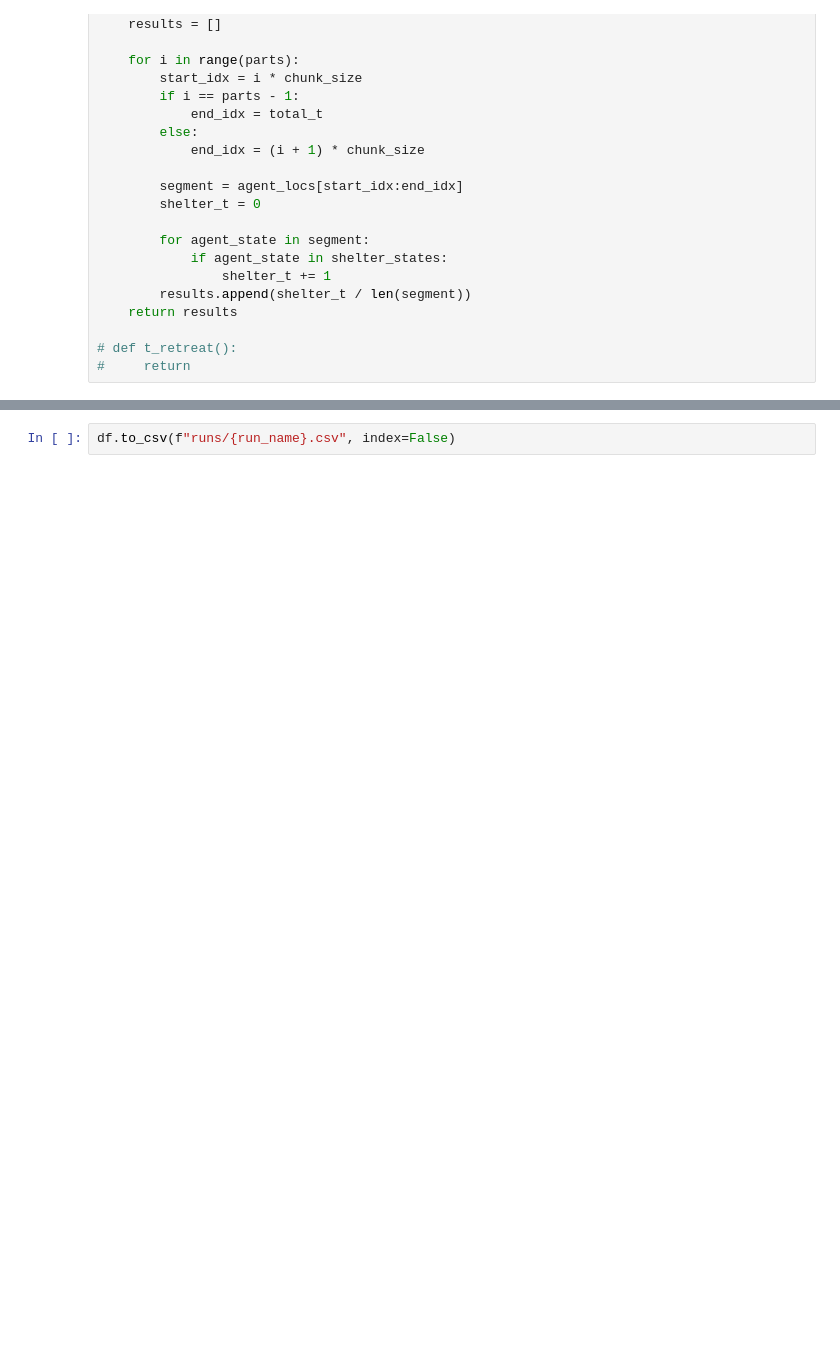
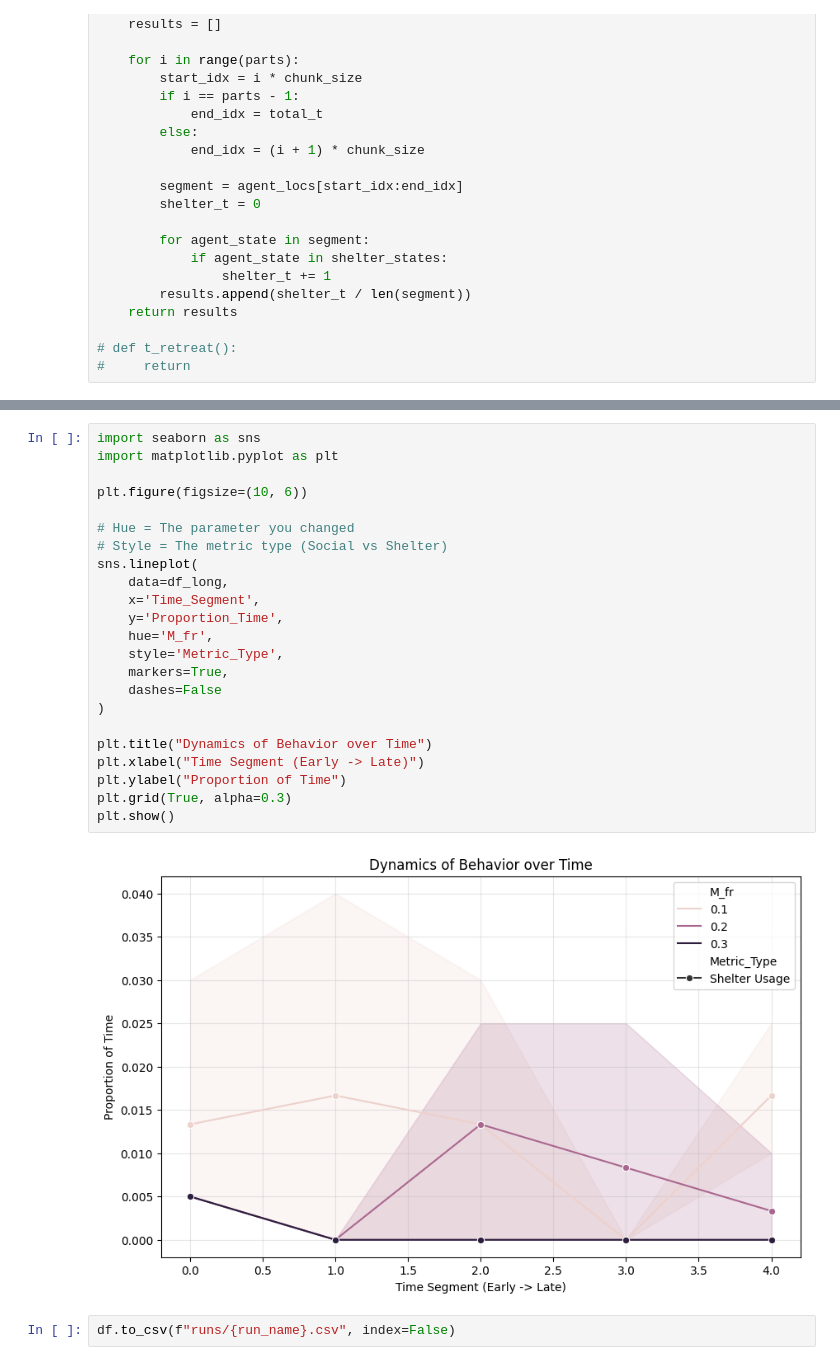
Before and after one commit to hridaik/social-defeat, a Jupyter notebook: fit.ipynb, the cells around one changed output, grey strips where cells are left out. Drawn from its saved outputs; the diff is of its cells as text; blank space fills up the shorter version.

```diff
--- a/fit.ipynb
+++ b/fit.ipynb
@@ -162,2 +366,27 @@ print(df)
+# %%
+import seaborn as sns
+import matplotlib.pyplot as plt
+
+plt.figure(figsize=(10, 6))
+
+# Hue = The parameter you changed
+# Style = The metric type (Social vs Shelter)
+sns.lineplot(
+    data=df_long,
+    x='Time_Segment',
+    y='Proportion_Time',
+    hue='M_fr',
+    style='Metric_Type',
+    markers=True,
+    dashes=False
+)
+
+plt.title("Dynamics of Behavior over Time")
+plt.xlabel("Time Segment (Early -> Late)")
+plt.ylabel("Proportion of Time")
+plt.grid(True, alpha=0.3)
+plt.show()
+# %% [output]
+[figure, added]
 # %%
 df.to_csv(f"runs/{run_name}.csv", index=False)
```
Also changed, not shown: parts of 4 cells of this notebook.
